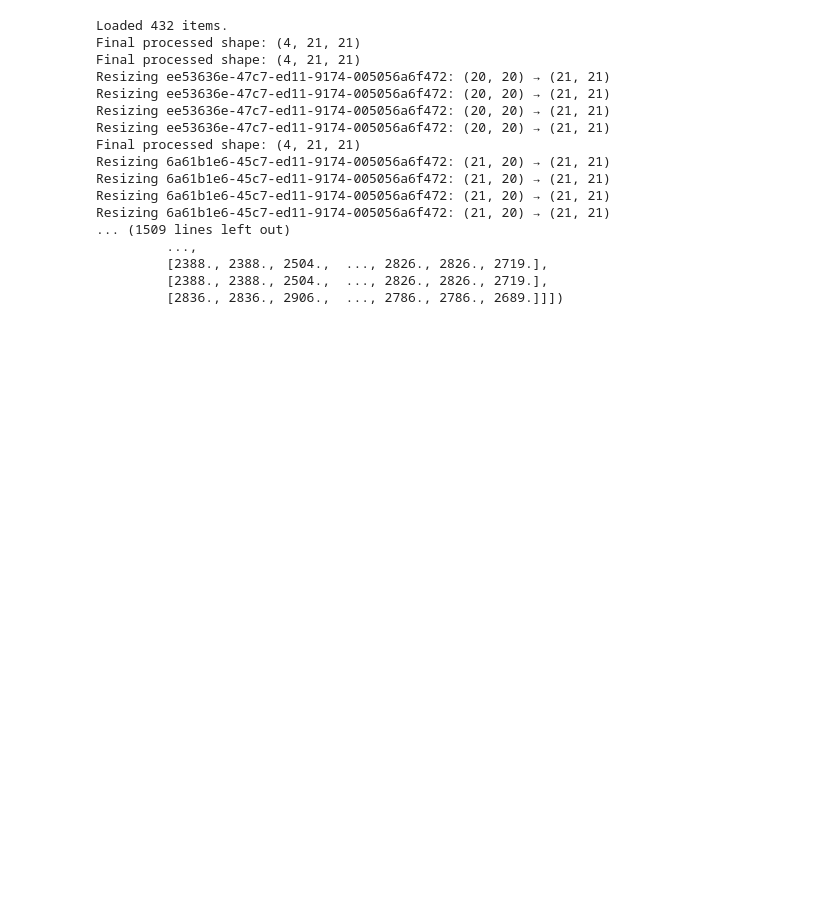
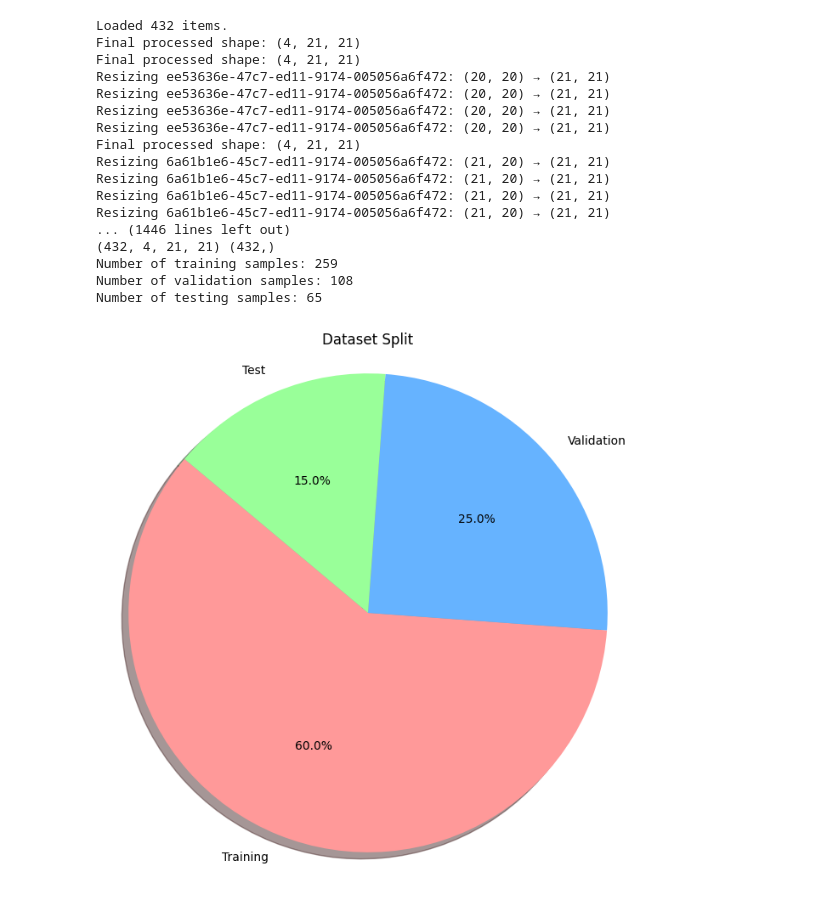
Before and after one commit to Hundmat/CloudClassifier, a Jupyter notebook: CloudClassification.ipynb, the cells around one changed output. Drawn from its saved outputs; the diff is of its cells as text; code cells hidden in the pictures; blank space fills up the shorter version.

Commit message:
only transform to train_dataset

```diff
--- a/CloudClassification.ipynb
+++ b/CloudClassification.ipynb
@@ -126,61 +126,90 @@ transform_normalize = transforms.Compose([
     transforms.Normalize((0.0,), (1.0,))  # Normalize values to [0, 1]
 ])
 
-dataset_transform = SatelliteDataset(features, labels, transform=transform)
+#dataset_transform = SatelliteDataset(features, labels, transform=transform)
 dataset = SatelliteDataset(features, labels,transform=transform_normalize)
 
 
+
+
+
+
+# notes
+# tensor inside transform
+# apply transform to to train dataset only
+# padding
+# only transform cloudy pictures
+# different ways of balance cloud or not cloud
+
+
+
+
+
 # Combine both datasets
-combined_dataset = ConcatDataset([dataset, dataset_transform])
+#combined_dataset = ConcatDataset([dataset, dataset_transform])
 
 # Random split of the data
-validation_split = 0.2
-train_split = 0.7
-test_split = 0.10
+validation_split = 0.25
+train_split = 0.6
+test_split = 0.15
 
 # Define the sizes for each split
-train_size = int(train_split * len(combined_dataset))
-val_size = int(validation_split * len(combined_dataset))
-test_size = len(combined_dataset) - train_size - val_size
+train_size = int(train_split * len(dataset))
+val_size = int(validation_split * len(dataset))
+test_size = len(dataset) - train_size - val_size
 
-print(f'Split sizes: train={train_size}, validation={val_size}, test={test_size}')
 
 # Set random seed for reproducibility
 generator = torch.Generator().manual_seed(31)
 
 # Split the dataset into training, validation, and test sets
-train_dataset, val_dataset, test_dataset = random_split(combined_dataset, [train_size, val_size, test_size], generator=generator)
+train_dataset, val_dataset, test_dataset = random_split(dataset, [train_size, val_size, test_size], generator=generator)
+
+train_dataset.dataset.transform = transform
+val_dataset.dataset.transform = transform_normalize
+test_dataset.dataset.transform = transform_normalize
 
 # DataLoaders
 train_loader = DataLoader(train_dataset, batch_size=32, shuffle=True)
 val_loader = DataLoader(val_dataset, batch_size=32, shuffle=False)
 test_loader = DataLoader(test_dataset, batch_size=32, shuffle=False)
 # Function to plot images from datasets
 
 
 
 
 print("Number of training samples:", len(train_dataset))
 print("Number of validation samples:", len(val_dataset))
 print("Number of testing samples:", len(test_dataset))
 
-print(dataset.__getitem__(0)[0])
-print(dataset_transform.__getitem__(0)[0])
+
+# Pie chart of dataset splits
+sizes = [train_size, val_size, test_size]
+labels = ['Training', 'Validation', 'Test']
+colors = ['#ff9999','#66b3ff','#99ff99']
+
+plt.figure(figsize=(8, 8))
+plt.pie(sizes,labels=labels, colors=colors, autopct='%1.1f%%',
+    shadow=True, startangle=140)
+plt.title('Dataset Split')
+plt.axis('equal')  # Equal aspect ratio ensures that pie is drawn as a circle.
+plt.show()
 # %% [output]
 Loaded 432 items.
 Final processed shape: (4, 21, 21)
 Final processed shape: (4, 21, 21)
 Resizing ee53636e-47c7-ed11-9174-005056a6f472: (20, 20) → (21, 21)
 Resizing ee53636e-47c7-ed11-9174-005056a6f472: (20, 20) → (21, 21)
 Resizing ee53636e-47c7-ed11-9174-005056a6f472: (20, 20) → (21, 21)
 Resizing ee53636e-47c7-ed11-9174-005056a6f472: (20, 20) → (21, 21)
 Final processed shape: (4, 21, 21)
 Resizing 6a61b1e6-45c7-ed11-9174-005056a6f472: (21, 20) → (21, 21)
 Resizing 6a61b1e6-45c7-ed11-9174-005056a6f472: (21, 20) → (21, 21)
 Resizing 6a61b1e6-45c7-ed11-9174-005056a6f472: (21, 20) → (21, 21)
 Resizing 6a61b1e6-45c7-ed11-9174-005056a6f472: (21, 20) → (21, 21)
-... (1509 lines left out)
-         ...,
-         [2388., 2388., 2504.,  ..., 2826., 2826., 2719.],
-         [2388., 2388., 2504.,  ..., 2826., 2826., 2719.],
-         [2836., 2836., 2906.,  ..., 2786., 2786., 2689.]]])
+... (1446 lines left out)
+(432, 4, 21, 21) (432,)
+Number of training samples: 259
+Number of validation samples: 108
+Number of testing samples: 65
+[figure, added]
```
Also changed, not shown: parts of 5 cells of this notebook, 2 other files.
